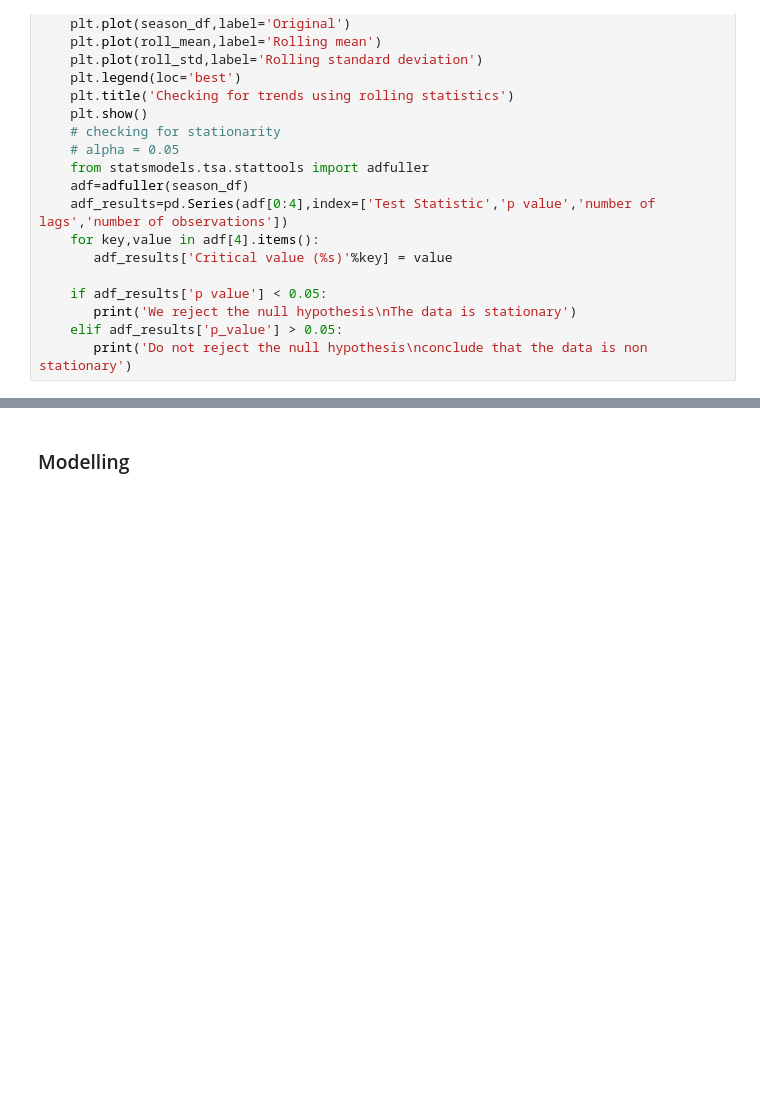
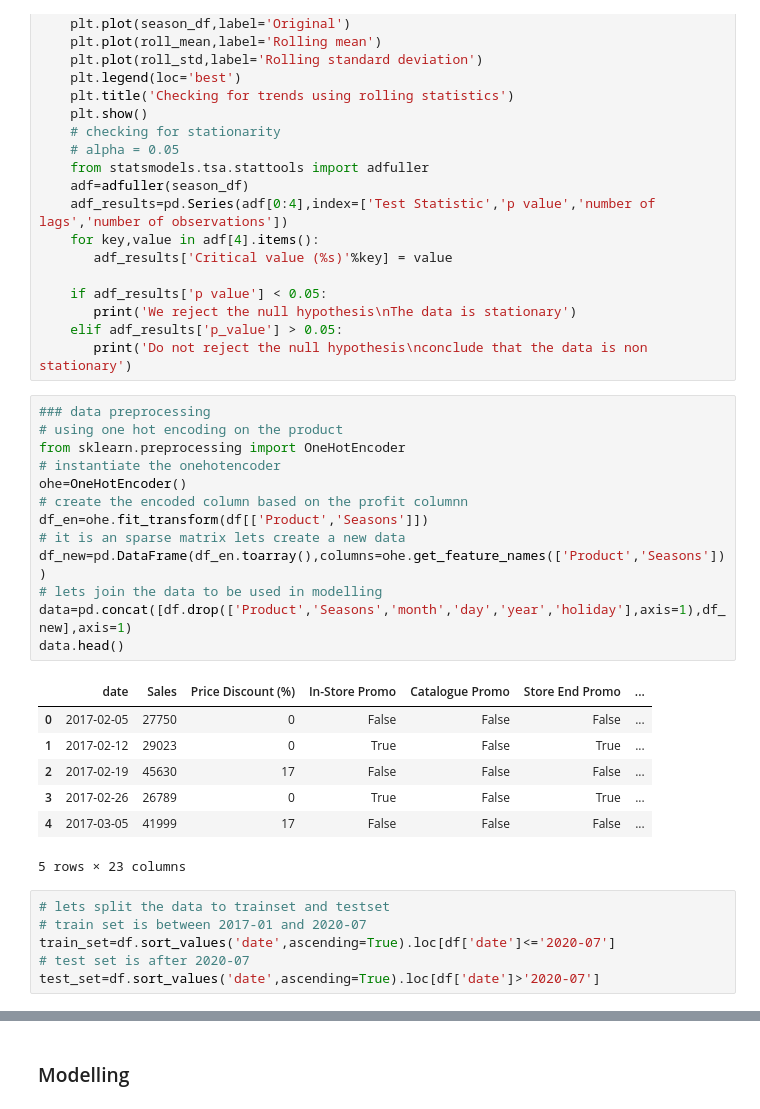
Before and after one commit to felix-n12/Retail-Forecasting, a Jupyter notebook: retail_forecasting.ipynb, the cells around one changed output, grey strips where cells are left out. Drawn from its saved outputs; the diff is of its cells as text; blank space fills up the shorter version.

```diff
--- a/retail_forecasting.ipynb
+++ b/retail_forecasting.ipynb
@@ -830,3 +851,30 @@ def stationarity_check():
        print('We reject the null hypothesis\nThe data is stationary')
     elif adf_results['p_value'] > 0.05:
        print('Do not reject the null hypothesis\nconclude that the data is non stationary')
+# %%
+### data preprocessing
+# using one hot encoding on the product
+from sklearn.preprocessing import OneHotEncoder
+# instantiate the onehotencoder
+ohe=OneHotEncoder()
+# create the encoded column based on the profit columnn
+df_en=ohe.fit_transform(df[['Product','Seasons']])
+# it is an sparse matrix lets create a new data
+df_new=pd.DataFrame(df_en.toarray(),columns=ohe.get_feature_names(['Product','Seasons']))
+# lets join the data to be used in modelling
+data=pd.concat([df.drop(['Product','Seasons','month','day','year','holiday'],axis=1),df_new],axis=1)
+data.head()
+# %% [output]
+|  | date | Sales | Price Discount (%) | In-Store Promo | Catalogue Promo | Store End Promo | ... |
+| 0 | 2017-02-05 | 27750 | 0 | False | False | False | ... |
+| 1 | 2017-02-12 | 29023 | 0 | True | False | True | ... |
+| 2 | 2017-02-19 | 45630 | 17 | False | False | False | ... |
+| 3 | 2017-02-26 | 26789 | 0 | True | False | True | ... |
+| 4 | 2017-03-05 | 41999 | 17 | False | False | False | ... |
+5 rows × 23 columns
+# %%
+# lets split the data to trainset and testset
+# train set is between 2017-01 and 2020-07
+train_set=df.sort_values('date',ascending=True).loc[df['date']<='2020-07']
+# test set is after 2020-07
+test_set=df.sort_values('date',ascending=True).loc[df['date']>'2020-07']
```
Also changed, not shown: parts of 13 cells of this notebook.
